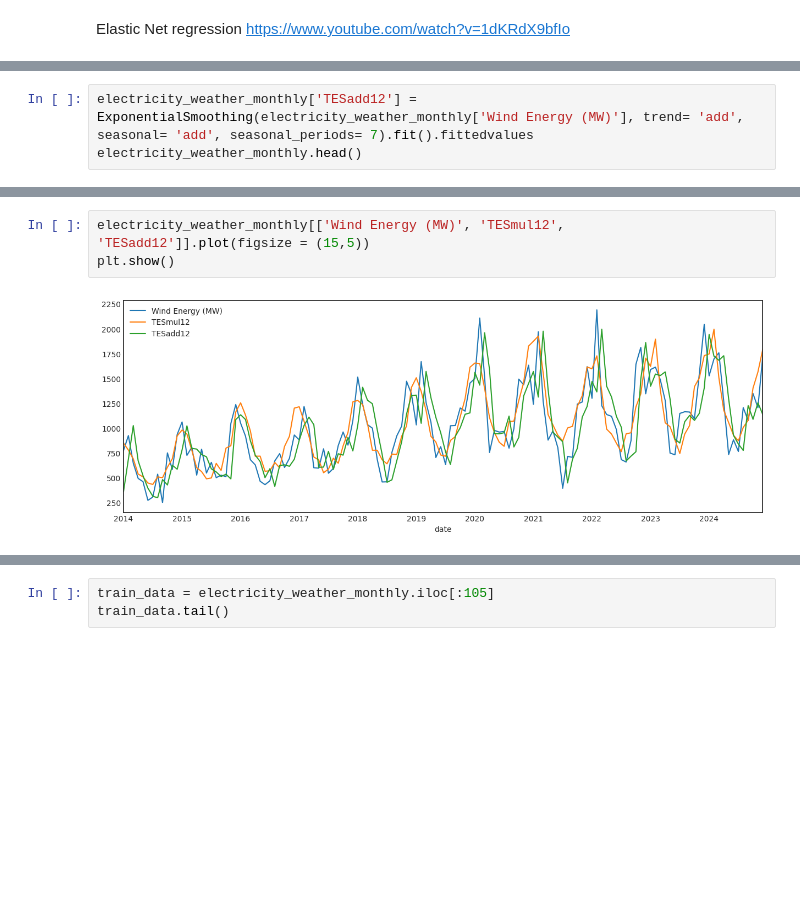
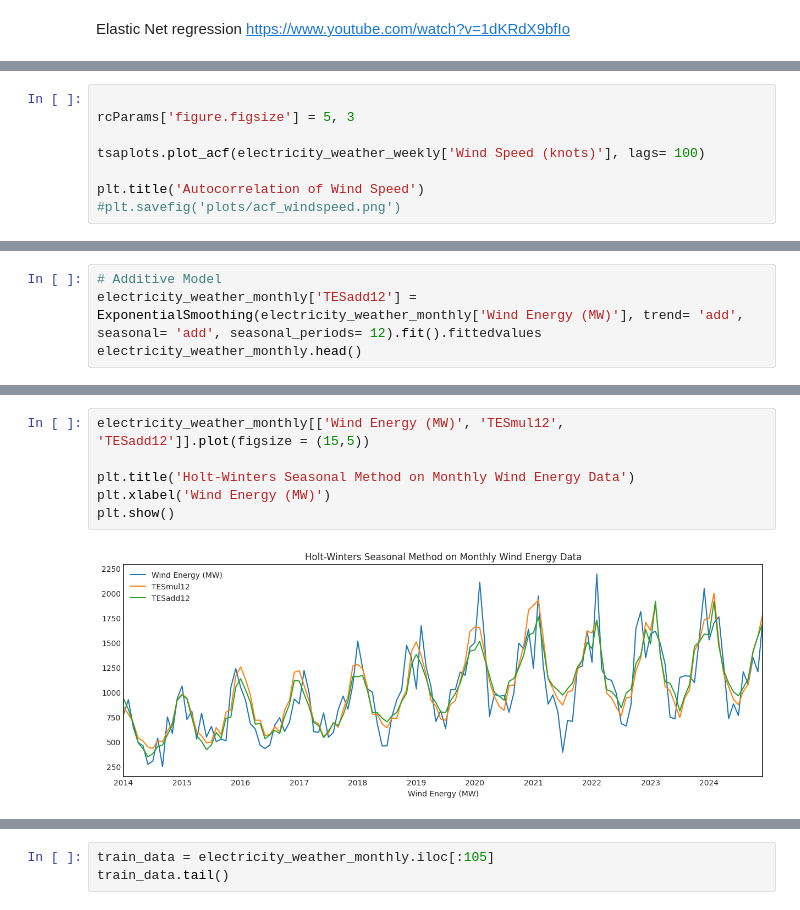
Before and after one commit to IreneKilgannon/PFDA, a Jupyter notebook: PFDA-project/wind_energy_analysis.ipynb, the cells around one changed output, grey strips where cells are left out. Saved outputs shown, nothing was run; the diff lists cells and outputs as text; blank space fills up the shorter version.

```diff
--- a/PFDA-project/wind_energy_analysis.ipynb
+++ b/PFDA-project/wind_energy_analysis.ipynb
@@ -1061,3 +1031,11 @@ electricity_weather_weekly.head()
 | 2014-01-19 | 989.108810 | 0.156310 | 90.518631 | 5.101607 | 201.225179 | 7.054643 | ... |
 | 2014-01-26 | 1003.922976 | 0.298631 | 85.699286 | 6.752857 | 228.373036 | 12.373810 | ... |
 | 2014-02-02 | 987.807917 | 0.300238 | 84.535595 | 5.553155 | 226.255060 | 13.818988 | ... |
+# %%
+
+rcParams['figure.figsize'] = 5, 3
+
+tsaplots.plot_acf(electricity_weather_weekly['Wind Speed (knots)'], lags= 100)
+
+plt.title('Autocorrelation of Wind Speed')
+#plt.savefig('plots/acf_windspeed.png')
@@ -1075,7 +1096,8 @@ electricity_weather_monthly.head()
 | 2014-04-30 | 1012.485069 | 0.075319 | 80.475625 | 9.921458 | 176.797472 | 8.629181 | ... |
 | 2014-05-31 | 1014.004167 | 0.135027 | 83.432272 | 11.358602 | 200.795336 | 8.646425 | ... |
 # %%
-electricity_weather_monthly['TESadd12'] = ExponentialSmoothing(electricity_weather_monthly['Wind Energy (MW)'], trend= 'add', seasonal= 'add', seasonal_periods= 7).fit().fittedvalues
+# Additive Model
+electricity_weather_monthly['TESadd12'] = ExponentialSmoothing(electricity_weather_monthly['Wind Energy (MW)'], trend= 'add', seasonal= 'add', seasonal_periods= 12).fit().fittedvalues
 electricity_weather_monthly.head()
 # %% [output]
 |  | Pressure (hPa) | Rain (mm) | Relative Humidity (%) | Temp (°C) | Wind Direction (deg) | Wind Speed (knots) | ... |
@@ -1087,6 +1109,9 @@ electricity_weather_monthly.head()
 | 2014-05-31 | 1014.004167 | 0.135027 | 83.432272 | 11.358602 | 200.795336 | 8.646425 | ... |
 # %%
 electricity_weather_monthly[['Wind Energy (MW)', 'TESmul12', 'TESadd12']].plot(figsize = (15,5))
+
+plt.title('Holt-Winters Seasonal Method on Monthly Wind Energy Data')
+plt.xlabel('Wind Energy (MW)')
 plt.show()
 # %% [output]
-[figure, old version]
+[figure, new version]
```
Also changed, not shown: parts of 107 cells of this notebook, 1 other file.
